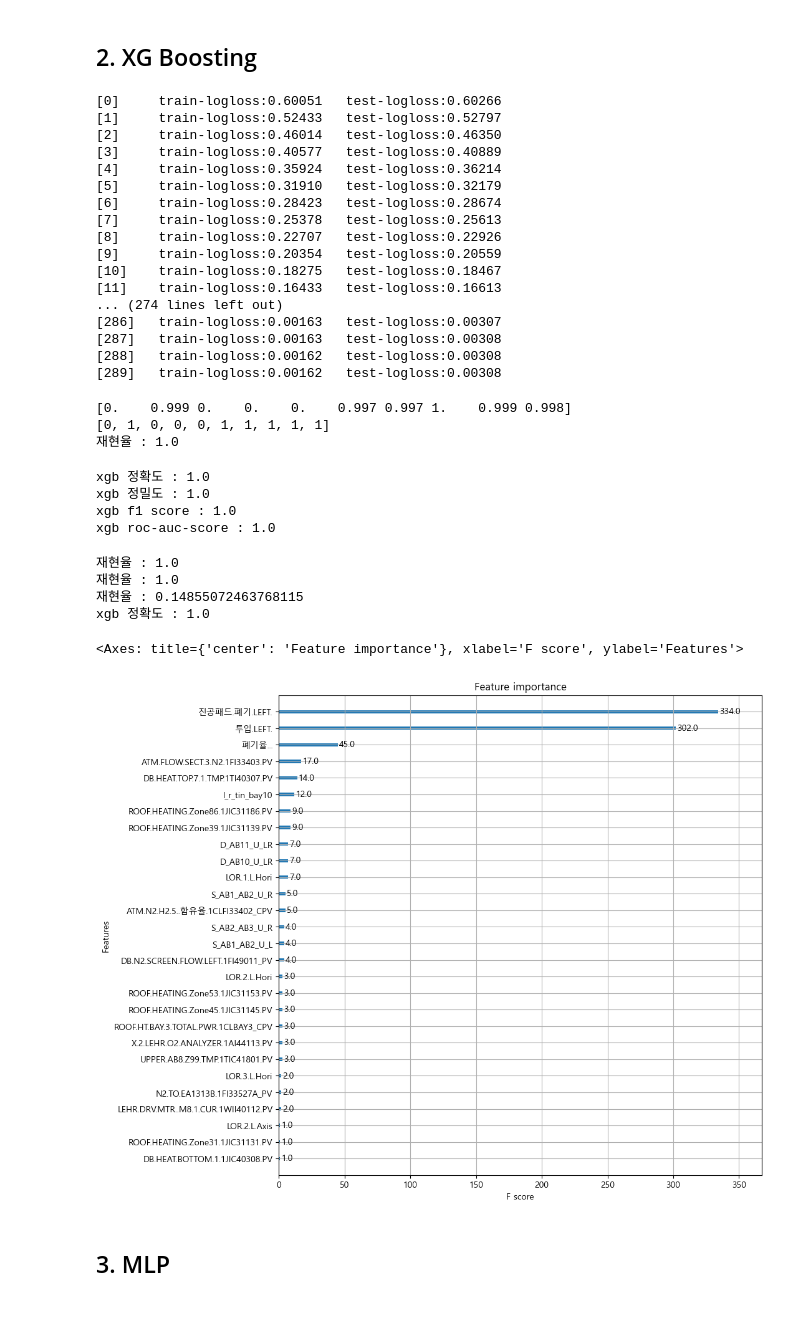
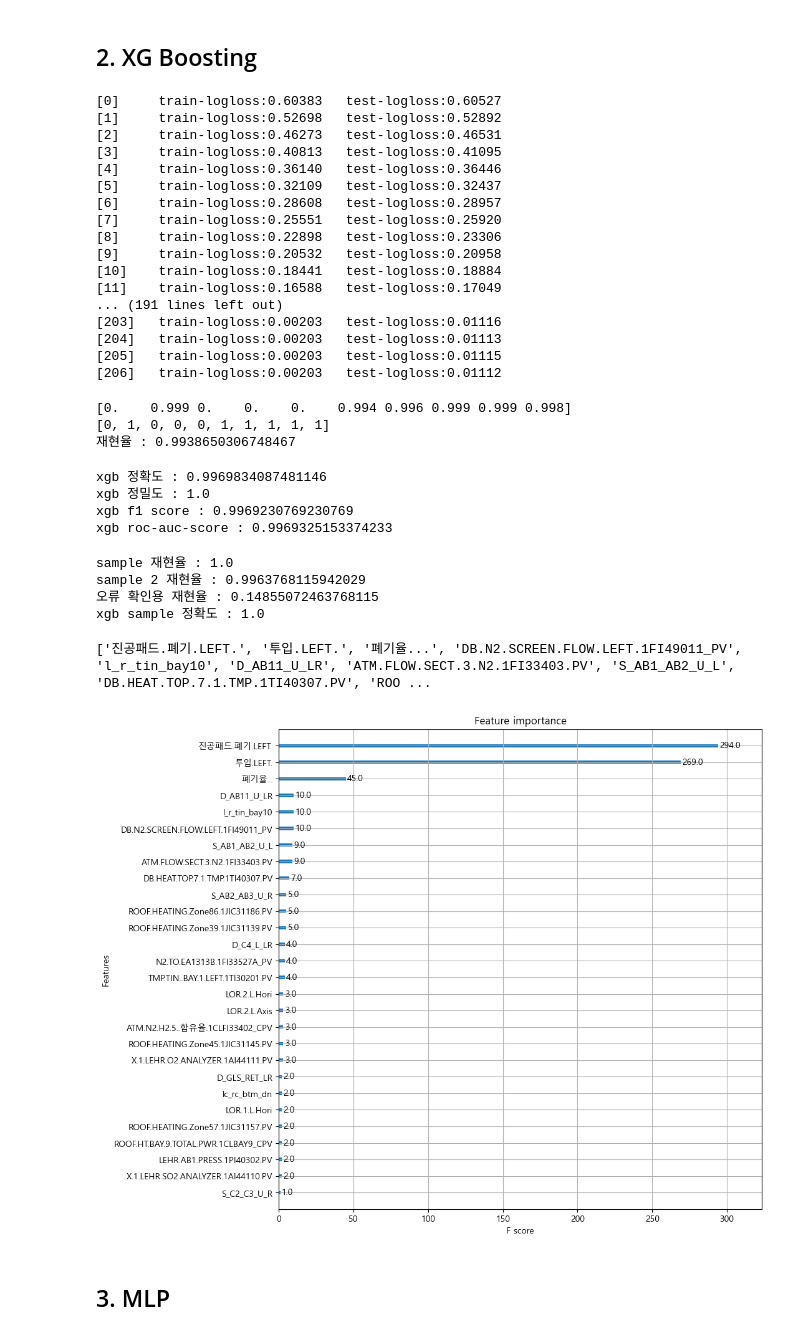
Before and after one commit to gmlwlswls/LGD_anomaly_detection, a Jupyter notebook: 01. 모델링/model_L.Vac.ipynb, the cells around one changed output. Cells and saved outputs as stored; diff of their text form; code cells hidden in the pictures.

```diff
--- a/01. 모델링/model_L.Vac.ipynb
+++ b/01. 모델링/model_L.Vac.ipynb
@@ -59,6 +59,6 @@ X.shape
 # %%
 from sklearn.model_selection import train_test_split
 
-X_train, X_test, y_train, y_test = train_test_split(X, y, test_size= 0.2, random_state= 42)
+X_train, X_test, y_train, y_test = train_test_split(X, y, test_size= 0.3, random_state= 42)
 X_train.shape
 # %% [output]
@@ -125,7 +126,7 @@ from sklearn.model_selection import GridSearchCV
 
 params = {
     'n_estimators' : [30, 50, 100],
-    'max_depth' : [10, 12, 14]
+    'max_depth' : [10, 15, 20]
 }
 
 
@@ -179,7 +180,7 @@ params = {'max_depth' : 5, 'eta' : 0.1, # eta는 학습률
 # 예측 횟수
 num_rounds = 700
 
-# 일반 그라디언트 부스팅은 예측기의 개수를 설정하면 조기종료하지 않고고무조건 예측기 개수만큼 훈련
+# 일반 그라디언트 부스팅은 예측기의 개수를 설정하면 조기종료하지 않고 무조건 예측기 개수만큼 훈련
 wlist= [(train_set, 'train'), (test_set, 'test')]
 xgb_model = xgb.train(params= params, dtrain= train_set, num_boost_round= num_rounds,
                       evals= wlist, early_stopping_rounds= 100)
@@ -193,23 +194,23 @@ xgb_model = xgb.train(params= params, dtrain= train_set, num_boost_round= num_ro
 # max_depth= 10, eta= 0.1 : [263]	train-logloss:0.00169	test-logloss:0.01852
 # max_depth= 3, eta= 0.1 : [280]	train-logloss:0.00190	test-logloss:0.01944
 # %% [output]
-[0]     train-logloss:0.60051   test-logloss:0.60266
-[1]     train-logloss:0.52433   test-logloss:0.52797
-[2]     train-logloss:0.46014   test-logloss:0.46350
-[3]     train-logloss:0.40577   test-logloss:0.40889
-[4]     train-logloss:0.35924   test-logloss:0.36214
-[5]     train-logloss:0.31910   test-logloss:0.32179
-[6]     train-logloss:0.28423   test-logloss:0.28674
-[7]     train-logloss:0.25378   test-logloss:0.25613
-[8]     train-logloss:0.22707   test-logloss:0.22926
-[9]     train-logloss:0.20354   test-logloss:0.20559
-[10]    train-logloss:0.18275   test-logloss:0.18467
-[11]    train-logloss:0.16433   test-logloss:0.16613
-... (274 lines left out)
-[286]   train-logloss:0.00163   test-logloss:0.00307
-[287]   train-logloss:0.00163   test-logloss:0.00308
-[288]   train-logloss:0.00162   test-logloss:0.00308
-[289]   train-logloss:0.00162   test-logloss:0.00308
+[0]     train-logloss:0.60383   test-logloss:0.60527
+[1]     train-logloss:0.52698   test-logloss:0.52892
+[2]     train-logloss:0.46273   test-logloss:0.46531
+[3]     train-logloss:0.40813   test-logloss:0.41095
+[4]     train-logloss:0.36140   test-logloss:0.36446
+[5]     train-logloss:0.32109   test-logloss:0.32437
+[6]     train-logloss:0.28608   test-logloss:0.28957
+[7]     train-logloss:0.25551   test-logloss:0.25920
+[8]     train-logloss:0.22898   test-logloss:0.23306
+[9]     train-logloss:0.20532   test-logloss:0.20958
+[10]    train-logloss:0.18441   test-logloss:0.18884
+[11]    train-logloss:0.16588   test-logloss:0.17049
+... (191 lines left out)
+[203]   train-logloss:0.00203   test-logloss:0.01116
+[204]   train-logloss:0.00203   test-logloss:0.01113
+[205]   train-logloss:0.00203   test-logloss:0.01115
+[206]   train-logloss:0.00203   test-logloss:0.01112
 # %%
 from sklearn.metrics import recall_score
 
@@ -217,13 +218,14 @@ xgb_preds= xgb_model.predict(test_set)
 print(np.round(xgb_preds[:10], 3)) # 1로 판정할 확률을 리턴함
 
 xgb_preds = [1 if pred > 0.5 else 0 for pred in xgb_preds]
+
 print(xgb_preds[:10])
 
 print('재현율 :', recall_score(y_test, xgb_preds))
 # %% [output]
-[0.    0.999 0.    0.    0.    0.997 0.997 1.    0.999 0.998]
+[0.    0.999 0.    0.    0.    0.994 0.996 0.999 0.999 0.998]
 [0, 1, 0, 0, 0, 1, 1, 1, 1, 1]
-재현율 : 1.0
+재현율 : 0.9938650306748467
 # %%
 # 다른 평가 지표
 from sklearn.metrics import accuracy_score, precision_score, f1_score, roc_auc_score
@@ -233,10 +235,10 @@ print('xgb 정밀도 :', precision_score(y_test, xgb_preds))
 print('xgb f1 score :', f1_score(y_test, xgb_preds))
 print('xgb roc-auc-score :', roc_auc_score(y_test, xgb_preds))
 # %% [output]
-xgb 정확도 : 1.0
+xgb 정확도 : 0.9969834087481146
 xgb 정밀도 : 1.0
-xgb f1 score : 1.0
-xgb roc-auc-score : 1.0
+xgb f1 score : 0.9969230769230769
+xgb roc-auc-score : 0.9969325153374233
 # %%
 # 1.0????
 # 한 번 다른 샘플 데이터로도 확인
@@ -262,28 +264,35 @@ xgb_sample_preds = [1 if x > 0.5 else 0 for x in xgb_sample_preds]
 xgb_sample_preds_2 = xgb_model.predict(valid_sample_set)
 xgb_sample_preds_2 = [1 if x > 0.5 else 0 for x in xgb_sample_preds_2]
 
-print('재현율 :', recall_score(y_sample_test, xgb_sample_preds))
-print('재현율 :', recall_score(y_sample_valid, xgb_sample_preds_2))
+print('sample 재현율 :', recall_score(y_sample_test, xgb_sample_preds))
+print('sample 2 재현율 :', recall_score(y_sample_valid, xgb_sample_preds_2))
 
 ##
-print('재현율 :', recall_score(y_sample_test, xgb_sample_preds_2[:4071])) # 잘 안나오는게 맞는건데 0.1472.. 그럼 모델은 잘 되는건가?
-print('xgb 정확도 :', accuracy_score(y_sample_test, xgb_sample_preds))
+print('오류 확인용 재현율 :', recall_score(y_sample_test, xgb_sample_preds_2[:4071])) # 잘 안나오는게 맞는건데 0.1472.. 그럼 모델은 잘 되는건가?
+print('xgb sample 정확도 :', accuracy_score(y_sample_test, xgb_sample_preds))
 # %% [output]
-재현율 : 1.0
-재현율 : 1.0
-재현율 : 0.14855072463768115
-xgb 정확도 : 1.0
+sample 재현율 : 1.0
+sample 2 재현율 : 0.9963768115942029
+오류 확인용 재현율 : 0.14855072463768115
+xgb sample 정확도 : 1.0
 # %%
 # 피쳐 중요도 시각화
 import matplotlib.pyplot as plt
 from xgboost import plot_importance
 
 fig, ax = plt.subplots(figsize= (10, 10))
 
 plot_importance(booster= xgb_model, ax= ax, max_num_features= 28)
+
+feat_importance = xgb_model.get_score(importance_type='weight') # dict [('feature', score')]
+sorted_feat_importance = sorted(feat_importance.items(), key=lambda x: x[1], reverse=True) # 중요도 data, score에 따라 내림차순으로 정렬렬
+
+xgb_feat_importance_28 = [feature for feature, importance in sorted_feat_importance[:28]]
+
+print(xgb_feat_importance_28)
 # %% [output]
-<Axes: title={'center': 'Feature importance'}, xlabel='F score', ylabel='Features'>
+['진공패드.폐기.LEFT.', '투입.LEFT.', '폐기율...', 'DB.N2.SCREEN.FLOW.LEFT.1FI49011_PV', 'l_r_tin_bay10', 'D_AB11_U_LR', 'ATM.FLOW.SECT.3.N2.1FI33403.PV', 'S_AB1_AB2_U_L', 'DB.HEAT.TOP.7.1.TMP.1TI40307.PV', 'ROO ...
-[figure, old version]
+[figure, new version]
 # %% [markdown]
 ## 3. MLP
 # %%
```
Also changed, not shown: parts of 14 cells of this notebook, 3 other files.
